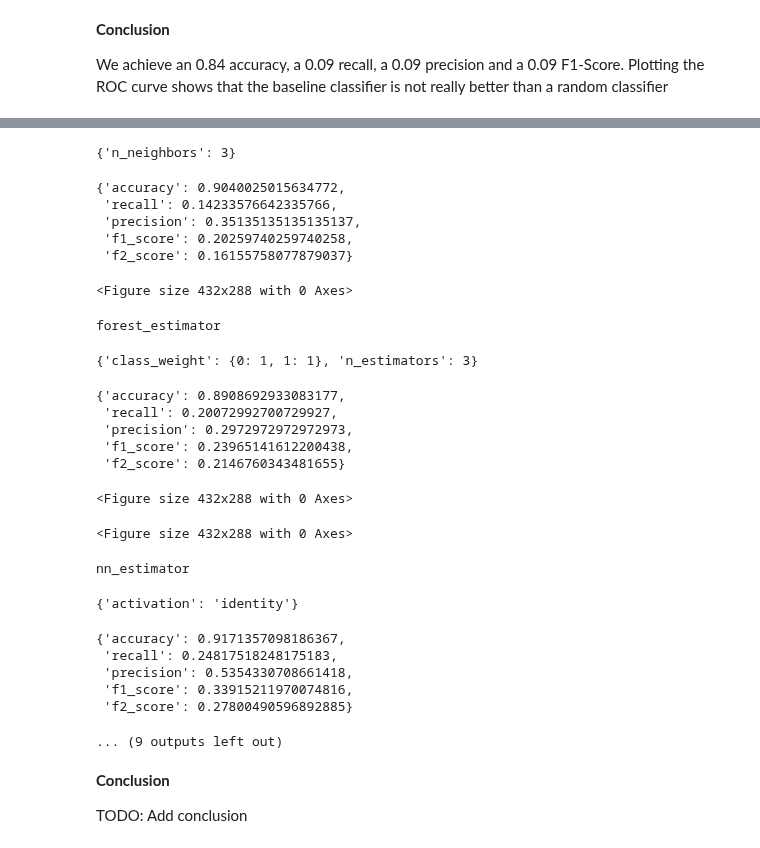
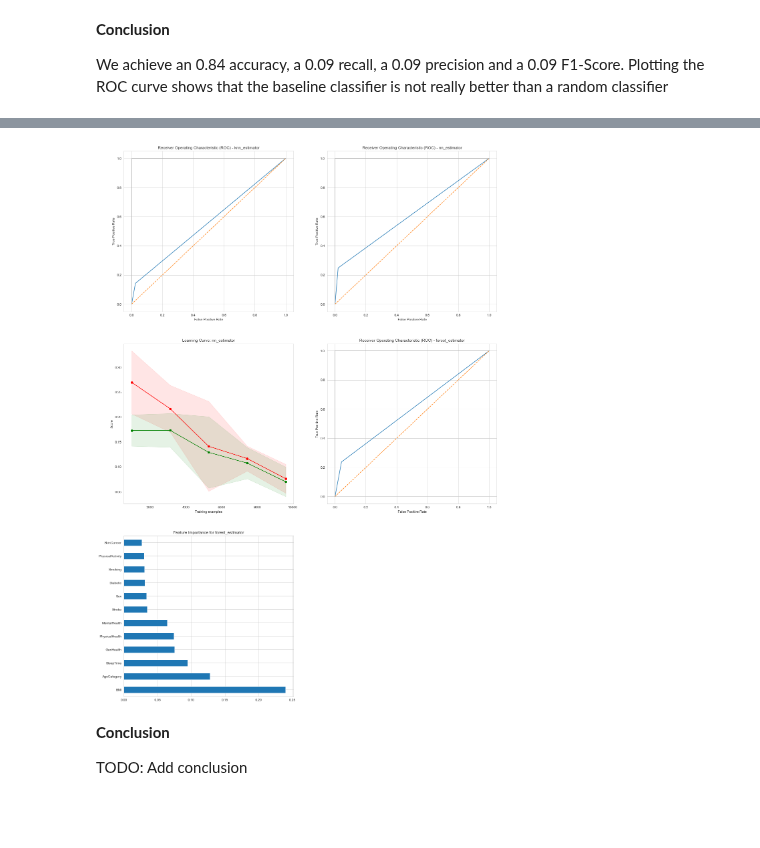
Before and after one commit to BenediktLueth/heartheroes, a Jupyter notebook: model_training.ipynb, the cells around one changed output, grey strips where cells are left out. Saved outputs shown, nothing was run; the diff lists cells and outputs as text; code cells hidden in the pictures; blank space fills up the shorter version.

```diff
--- a/model_training.ipynb
+++ b/model_training.ipynb
@@ -70,4 +61,0 @@ Method that plots the learning curve for the passed parameters
-# %%
-def plot_learning_curve():
-    # TODO implement
-    return ""
@@ -73,0 +119,9 @@ def plot_learning_curve():
+# %%
+# Method that prints the best parameters
+def print_best_params(estimator_params):
+    for estimator in estimator_params.keys():
+        print("Best parameters for "+estimator+": ")
+        parameters = estimator_params.get(estimator)
+        for parameter in parameters:
+            print(parameter+": "+str(get_nested(estimator_params, estimator, parameter)))
+        print("\n")
@@ -101,8 +161,8 @@ We achieve an 0.84 accuracy, a 0.09 recall, a 0.09 precision and a 0.09 F1-Score
 # Enumeration class containing all estimators we want to consider for classification
 class Estimator(Enum):
     knn_estimator=KNeighborsClassifier()
+    nn_estimator=MLPClassifier(random_state=1, max_iter=300)
     forest_estimator=RandomForestClassifier()
-    nn_estimator=MLPClassifier(random_state=1, max_iter=300)
     # svc_estimator=SVC(random_state=0)
 
 # TODO JG: Adjust nn parameters
@@ -123,13 +183,23 @@ param_grids = {
     }
 }
 
-# TODO BL beautify plotting
+cv = StratifiedKFold(n_splits=4, shuffle=True, random_state=42)
+scoring = make_scorer(fbeta_score, beta=2)
+
+all_scores = {}
+best_params = {}
+
+figure_roc = plt.figure(figsize=(20, 30))
+figure_index = 1
+number_of_rows = 3
+number_of_columns = 2
+
 for estimator in Estimator:
     # create the grid search instance
     grid_search_estimator = GridSearchCV(estimator=estimator.value,
                                          param_grid=param_grids.get(estimator),
-                                         scoring= make_scorer(fbeta_score, beta=2),
-                                         cv=StratifiedKFold(n_splits=4, shuffle=True, random_state=42),
+                                         scoring= scoring,
+                                         cv=cv,
                                          return_train_score=False,
                                          verbose=0
                                          )
@@ -138,14 +208,24 @@ for estimator in Estimator:
     y_predicted = grid_search_estimator.predict(X_test)
 
     # evaluation of the model
-    print(estimator.name)
-    display(grid_search_estimator.best_params_)
-    display(get_scores(y_test, y_predicted))
-    display(plot_roc(estimator.name, y_test, y_predicted))
+    all_scores[estimator.name] = get_scores(y_test, y_predicted)
+    best_params[estimator.name] = grid_search_estimator.best_params_
+
+    ax = figure_roc.add_subplot(number_of_rows, number_of_columns, figure_index)
+    plot_roc(title=estimator.name, ax=ax, y_test=y_test, y_predicted=y_predicted)
+    figure_index += 1
 
     if estimator==Estimator.forest_estimator:
-        display(plot_feature_importance(estimator.name, grid_search_estimator.best_estimator_))
+        ax = figure_roc.add_subplot(number_of_rows, number_of_columns, figure_index)
+        plot_feature_importance(title=estimator.name, ax=ax, estimator=grid_search_estimator.best_estimator_)
+        figure_index += 1
 
-    #if estimator==Estimator.nn_estimator:
-    #    display(plot_learning_curve())
+    if estimator==Estimator.nn_estimator:
+        ax = figure_roc.add_subplot(number_of_rows, number_of_columns, figure_index)
+        plot_learning_curve(title=estimator.name, estimator=estimator.value, ax=ax, X=X_train, y=y_train, cv=cv, scoring=scoring)
+        figure_index += 1
+
+print_scores(all_scores)
+print_best_params(best_params)
+plt.show()
 # %% [output]
@@ -153,27 +249,4 @@ knn_estimator
-{'n_neighbors': 3}
-{'accuracy': 0.9040025015634772,
- 'recall': 0.14233576642335766,
- 'precision': 0.35135135135135137,
- 'f1_score': 0.20259740259740258,
- 'f2_score': 0.16155758077879037}
-<Figure size 432x288 with 0 Axes>
-forest_estimator
-{'class_weight': {0: 1, 1: 1}, 'n_estimators': 3}
-{'accuracy': 0.8908692933083177,
- 'recall': 0.20072992700729927,
- 'precision': 0.2972972972972973,
- 'f1_score': 0.23965141612200438,
- 'f2_score': 0.2146760343481655}
-<Figure size 432x288 with 0 Axes>
-<Figure size 432x288 with 0 Axes>
-nn_estimator
-{'activation': 'identity'}
-{'accuracy': 0.9171357098186367,
- 'recall': 0.24817518248175183,
- 'precision': 0.5354330708661418,
- 'f1_score': 0.33915211970074816,
- 'f2_score': 0.27800490596892885}
-... (9 outputs left out)
+[figure, added]
 # %% [markdown]
 **Conclusion**
 
```
Also changed, not shown: parts of 16 cells of this notebook, 1 other file.
